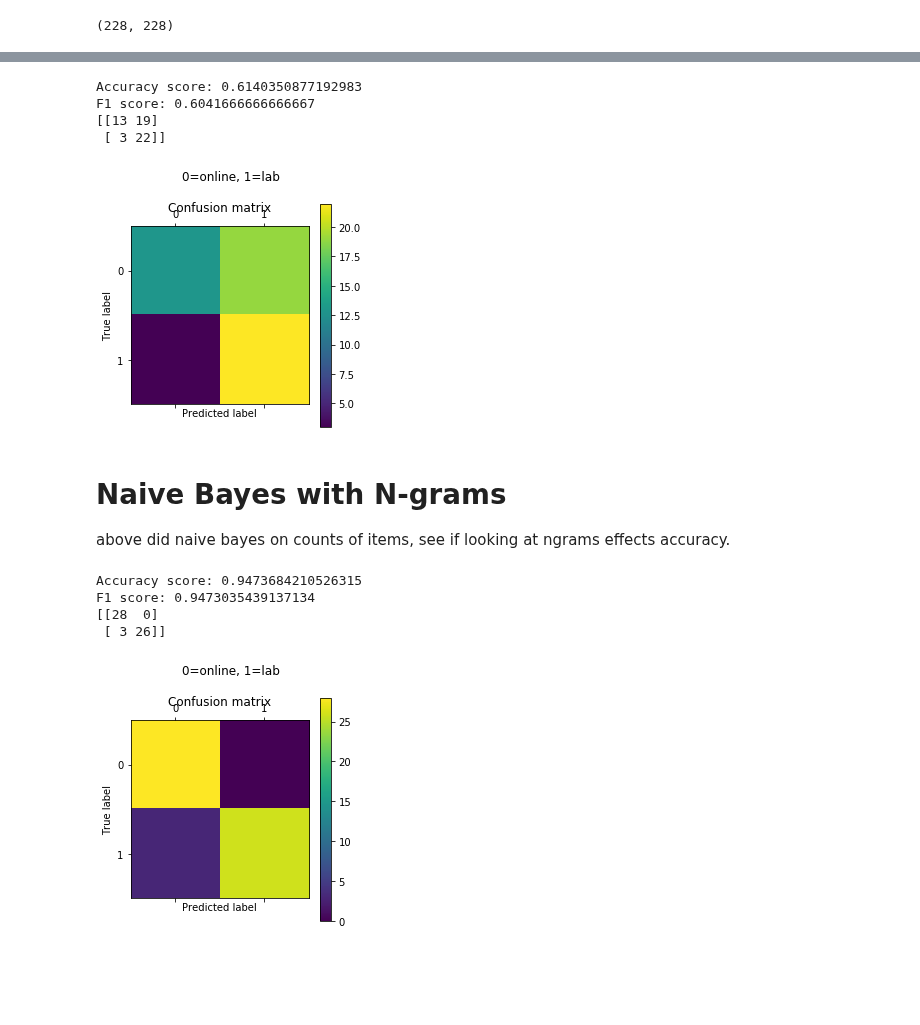
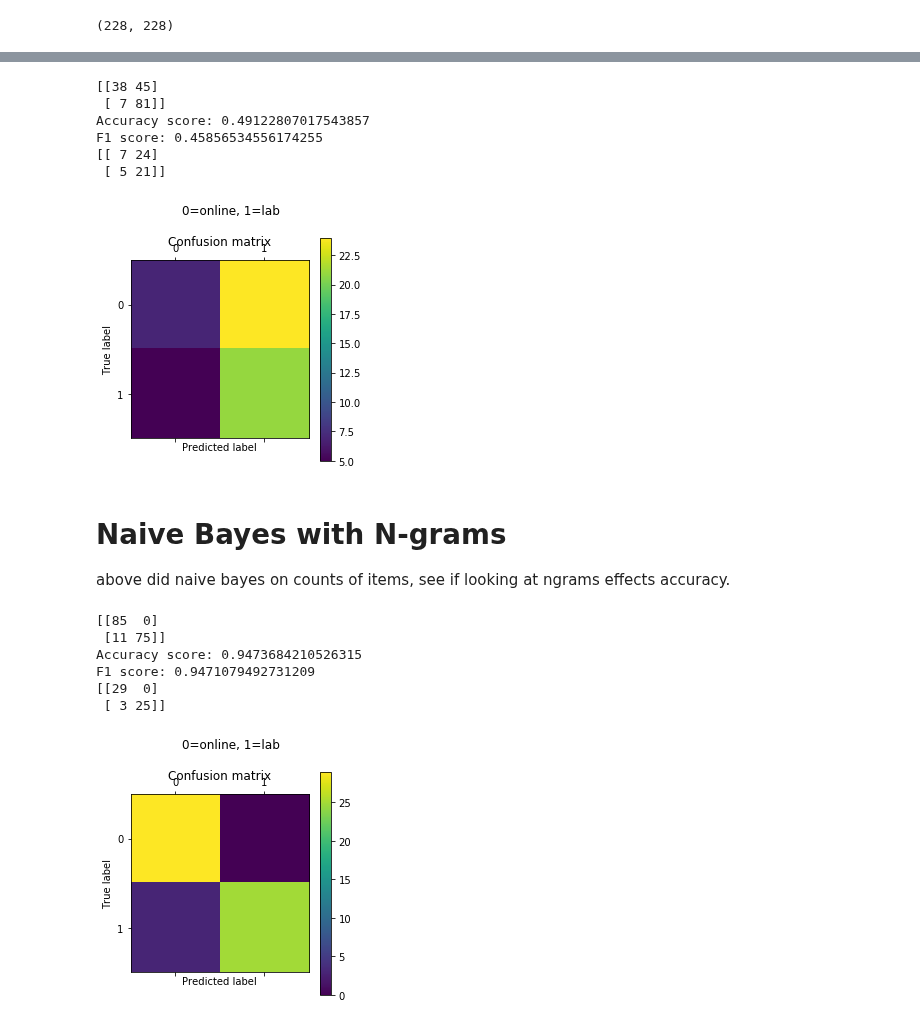
Before and after one commit to DJSaunders1997/Masters-Project, a Jupyter notebook: HMM.ipynb, the cells around one changed output, grey strips where cells are left out. Drawn from its saved outputs; the diff is of its cells as text; code cells hidden in the pictures; blank space fills up the shorter version.

Commit message:
Training data confusion matricies

```diff
--- a/HMM.ipynb
+++ b/HMM.ipynb
@@ -792,38 +806,45 @@ F1 score: 0.7304054054054054
 
 # Test train split
 X_train, X_test, y_train, y_test = train_test_split(X, y)
 
 # Vectorise data and train NB model
 
 vectorizer = CountVectorizer(token_pattern='(.*?,)')
 counts = vectorizer.fit_transform(X_train)
 
 classifier = MultinomialNB()
 targets = y_train
 classifier.fit(counts, targets)
 
+# Show training data confusion matrix
+train_predictions = classifier.predict(counts)
+print(confusion_matrix(y_train, train_predictions))
+
+# Show traditional confusioni matrix
 example_count = vectorizer.transform(X_test)
 predictions = classifier.predict(example_count)
 
 print( f'Accuracy score: {accuracy_score(y_test, predictions)}' )
 f1 = f1_score(y_test, predictions, average='macro')
 print( f'F1 score: {f1}' )
 cm = confusion_matrix(y_test, predictions)
 print(cm)
 
 plt.matshow(cm)
 plt.title('Confusion matrix')
 plt.suptitle('0=online, 1=lab')
 plt.colorbar()
 plt.ylabel('True label')
 plt.xlabel('Predicted label')
 plt.show()
 # %% [output]
-Accuracy score: 0.6140350877192983
-F1 score: 0.6041666666666667
-[[13 19]
- [ 3 22]]
+[[38 45]
+ [ 7 81]]
+Accuracy score: 0.49122807017543857
+F1 score: 0.45856534556174255
+[[ 7 24]
+ [ 5 21]]
-[figure, old version]
+[figure, new version]
 # %% [markdown]
 # Naive Bayes with N-grams
 
@@ -840,6 +861,10 @@ classifier.fit(ngram_counts, targets)
 
 example_count = vectorizer_ngram.transform(X_test)
 predictions = classifier.predict(example_count)
+
+# Show training data confusion matrix
+train_predictions = classifier.predict(ngram_counts)
+print(confusion_matrix(y_train, train_predictions))
 
 print( f'Accuracy score: {accuracy_score(y_test, predictions)}' )
 f1 = f1_score(y_test, predictions, average='macro')
@@ -855,8 +880,10 @@ plt.ylabel('True label')
 plt.xlabel('Predicted label')
 plt.show()
 # %% [output]
+[[85  0]
+ [11 75]]
 Accuracy score: 0.9473684210526315
-F1 score: 0.9473035439137134
-[[28  0]
- [ 3 26]]
+F1 score: 0.9471079492731209
+[[29  0]
+ [ 3 25]]
-[figure, old version]
+[figure, new version]
```
Also changed, not shown: parts of 15 cells of this notebook.
